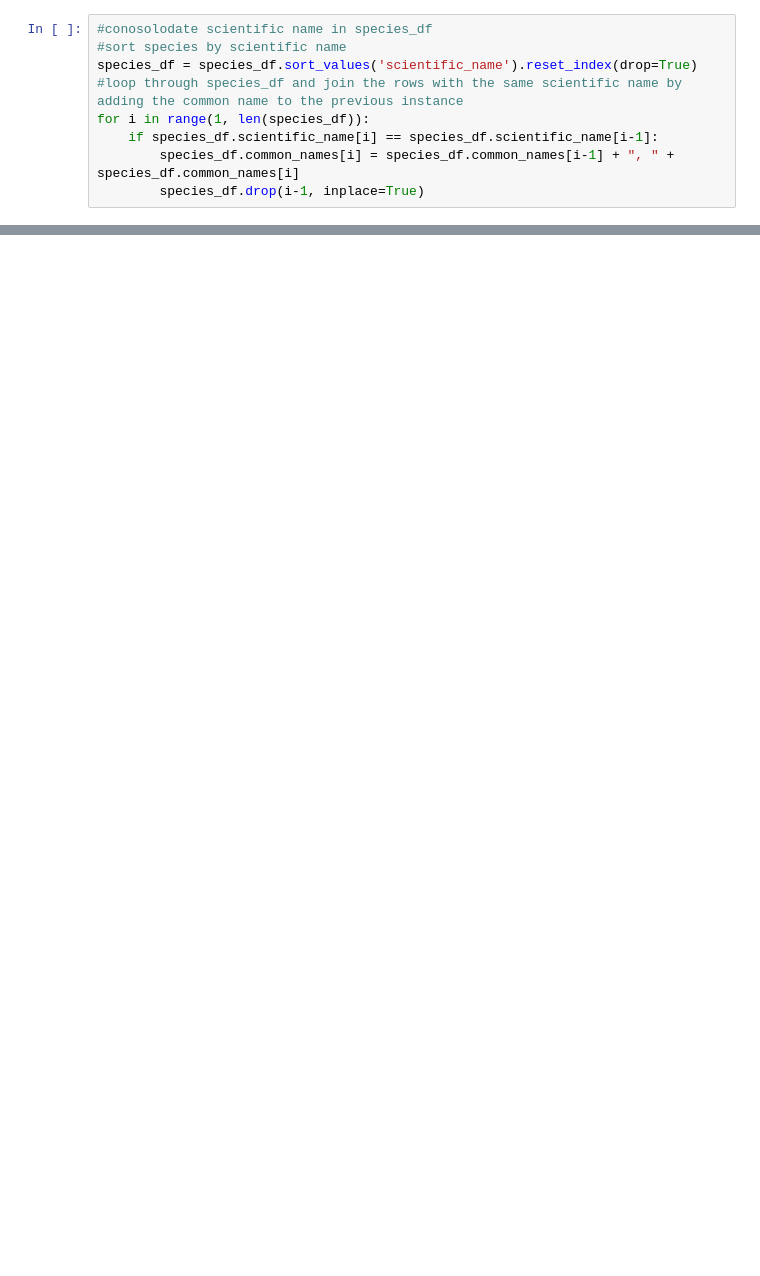
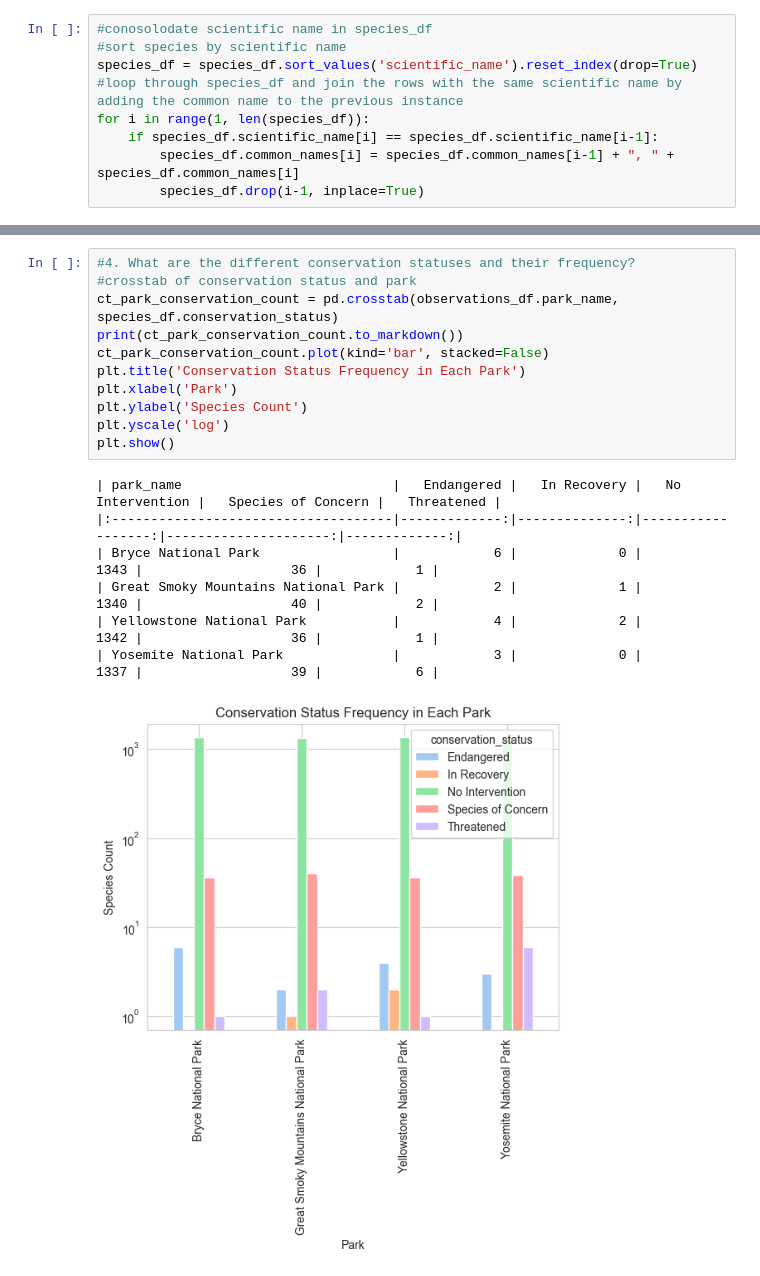
Before and after one commit to zxtheo/Codecademy-biodiversity-project, a Jupyter notebook: biodiversity.ipynb, the cells around one changed output, grey strips where cells are left out. Cells and saved outputs as stored; diff of their text form; blank space fills up the shorter version.

```diff
--- a/biodiversity.ipynb
+++ b/biodiversity.ipynb
@@ -551,0 +250,19 @@ sns.heatmap(ct_park_species_minus_vascular, cmap='Spectral', annot=True, fmt='.2
+# %%
+#4. What are the different conservation statuses and their frequency?
+#crosstab of conservation status and park
+ct_park_conservation_count = pd.crosstab(observations_df.park_name, species_df.conservation_status)
+print(ct_park_conservation_count.to_markdown())
+ct_park_conservation_count.plot(kind='bar', stacked=False)
+plt.title('Conservation Status Frequency in Each Park')
+plt.xlabel('Park')
+plt.ylabel('Species Count')
+plt.yscale('log')
+plt.show()
+# %% [output]
+| park_name                           |   Endangered |   In Recovery |   No Intervention |   Species of Concern |   Threatened |
+|:------------------------------------|-------------:|--------------:|------------------:|---------------------:|-------------:|
+| Bryce National Park                 |            6 |             0 |              1343 |                   36 |            1 |
+| Great Smoky Mountains National Park |            2 |             1 |              1340 |                   40 |            2 |
+| Yellowstone National Park           |            4 |             2 |              1342 |                   36 |            1 |
+| Yosemite National Park              |            3 |             0 |              1337 |                   39 |            6 |
+[figure, added]
```
Also changed, not shown: parts of 57 cells of this notebook, 9 other files.
